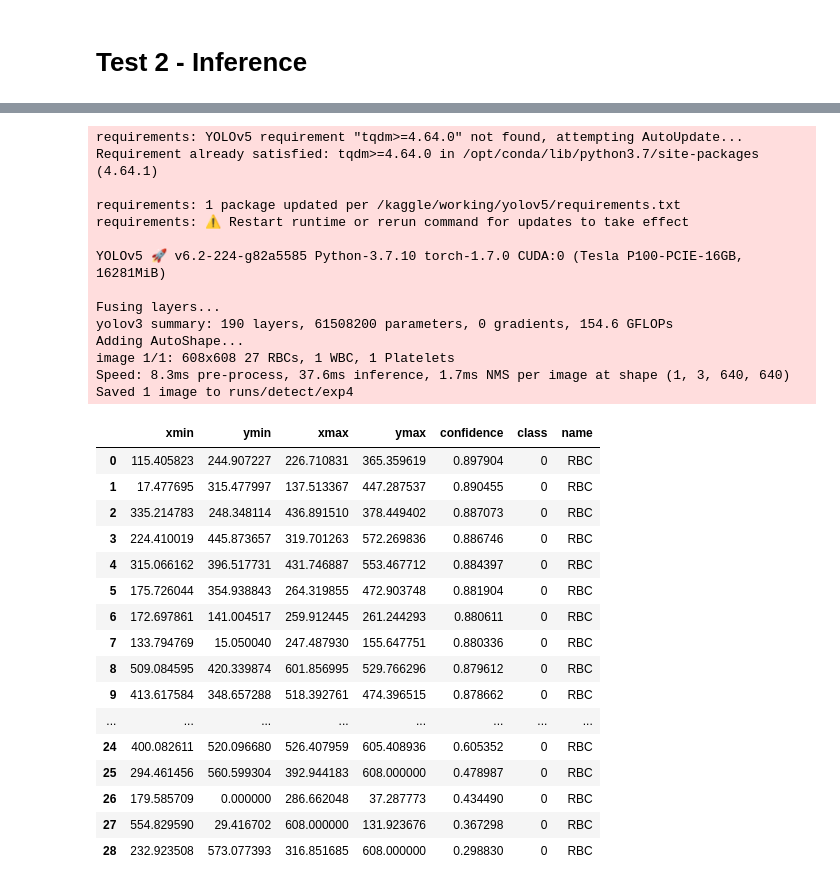
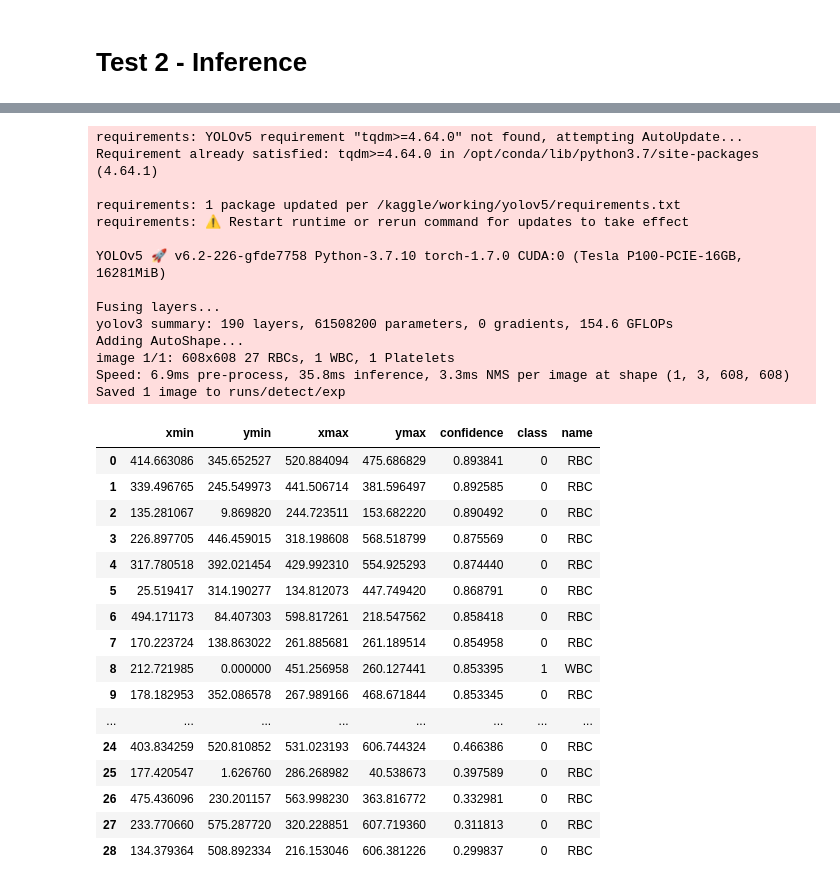
Before and after one commit to AndreaCamilloni/YOLOv3-BloodCellsDetection, a Jupyter notebook: yolo-blood-cell.ipynb, the cells around one changed output, grey strips where cells are left out. Cells and saved outputs as stored; diff of their text form; code cells hidden in the pictures.

```diff
--- a/yolo-blood-cell.ipynb
+++ b/yolo-blood-cell.ipynb
@@ -391,48 +390,48 @@ Text(0.5, 1.0, 'Predictions')
 # %%
 import torch
 
 model = torch.hub.load('/kaggle/working/yolov5', 'custom', path='runs/train/blood_cell/weights/best.pt', source='local')
 # Images
 imgs = ['/kaggle/working/yolo/test/images/BloodImage_00331.jpg']  # batch of images
 
 # Inference
-results = model(imgs)
+results = model(imgs,size=608)
 
 # Results
 results.print()
 results.save()  # or .show()
 
 results.xyxy[0]  # img1 predictions (tensor)
 results.pandas().xyxy[0]
 # %% [output]
 requirements: YOLOv5 requirement "tqdm>=4.64.0" not found, attempting AutoUpdate...
 Requirement already satisfied: tqdm>=4.64.0 in /opt/conda/lib/python3.7/site-packages (4.64.1)
 
 requirements: 1 package updated per /kaggle/working/yolov5/requirements.txt
 requirements: ⚠️ Restart runtime or rerun command for updates to take effect
 
-YOLOv5 🚀 v6.2-224-g82a5585 Python-3.7.10 torch-1.7.0 CUDA:0 (Tesla P100-PCIE-16GB, 16281MiB)
+YOLOv5 🚀 v6.2-226-gfde7758 Python-3.7.10 torch-1.7.0 CUDA:0 (Tesla P100-PCIE-16GB, 16281MiB)
 
 Fusing layers...
 yolov3 summary: 190 layers, 61508200 parameters, 0 gradients, 154.6 GFLOPs
 Adding AutoShape...
 image 1/1: 608x608 27 RBCs, 1 WBC, 1 Platelets
-Speed: 8.3ms pre-process, 37.6ms inference, 1.7ms NMS per image at shape (1, 3, 640, 640)
-Saved 1 image to runs/detect/exp4
+Speed: 6.9ms pre-process, 35.8ms inference, 3.3ms NMS per image at shape (1, 3, 608, 608)
+Saved 1 image to runs/detect/exp
 |  | xmin | ymin | xmax | ymax | confidence | class | name |
-| 0 | 115.405823 | 244.907227 | 226.710831 | 365.359619 | 0.897904 | 0 | RBC |
-| 1 | 17.477695 | 315.477997 | 137.513367 | 447.287537 | 0.890455 | 0 | RBC |
-| 2 | 335.214783 | 248.348114 | 436.891510 | 378.449402 | 0.887073 | 0 | RBC |
-| 3 | 224.410019 | 445.873657 | 319.701263 | 572.269836 | 0.886746 | 0 | RBC |
-| 4 | 315.066162 | 396.517731 | 431.746887 | 553.467712 | 0.884397 | 0 | RBC |
-| 5 | 175.726044 | 354.938843 | 264.319855 | 472.903748 | 0.881904 | 0 | RBC |
-| 6 | 172.697861 | 141.004517 | 259.912445 | 261.244293 | 0.880611 | 0 | RBC |
-| 7 | 133.794769 | 15.050040 | 247.487930 | 155.647751 | 0.880336 | 0 | RBC |
-| 8 | 509.084595 | 420.339874 | 601.856995 | 529.766296 | 0.879612 | 0 | RBC |
-| 9 | 413.617584 | 348.657288 | 518.392761 | 474.396515 | 0.878662 | 0 | RBC |
+| 0 | 414.663086 | 345.652527 | 520.884094 | 475.686829 | 0.893841 | 0 | RBC |
+| 1 | 339.496765 | 245.549973 | 441.506714 | 381.596497 | 0.892585 | 0 | RBC |
+| 2 | 135.281067 | 9.869820 | 244.723511 | 153.682220 | 0.890492 | 0 | RBC |
+| 3 | 226.897705 | 446.459015 | 318.198608 | 568.518799 | 0.875569 | 0 | RBC |
+| 4 | 317.780518 | 392.021454 | 429.992310 | 554.925293 | 0.874440 | 0 | RBC |
+| 5 | 25.519417 | 314.190277 | 134.812073 | 447.749420 | 0.868791 | 0 | RBC |
+| 6 | 494.171173 | 84.407303 | 598.817261 | 218.547562 | 0.858418 | 0 | RBC |
+| 7 | 170.223724 | 138.863022 | 261.885681 | 261.189514 | 0.854958 | 0 | RBC |
+| 8 | 212.721985 | 0.000000 | 451.256958 | 260.127441 | 0.853395 | 1 | WBC |
+| 9 | 178.182953 | 352.086578 | 267.989166 | 468.671844 | 0.853345 | 0 | RBC |
 | ... | ... | ... | ... | ... | ... | ... | ... |
-| 24 | 400.082611 | 520.096680 | 526.407959 | 605.408936 | 0.605352 | 0 | RBC |
-| 25 | 294.461456 | 560.599304 | 392.944183 | 608.000000 | 0.478987 | 0 | RBC |
-| 26 | 179.585709 | 0.000000 | 286.662048 | 37.287773 | 0.434490 | 0 | RBC |
-| 27 | 554.829590 | 29.416702 | 608.000000 | 131.923676 | 0.367298 | 0 | RBC |
-| 28 | 232.923508 | 573.077393 | 316.851685 | 608.000000 | 0.298830 | 0 | RBC |
+| 24 | 403.834259 | 520.810852 | 531.023193 | 606.744324 | 0.466386 | 0 | RBC |
+| 25 | 177.420547 | 1.626760 | 286.268982 | 40.538673 | 0.397589 | 0 | RBC |
+| 26 | 475.436096 | 230.201157 | 563.998230 | 363.816772 | 0.332981 | 0 | RBC |
+| 27 | 233.770660 | 575.287720 | 320.228851 | 607.719360 | 0.311813 | 0 | RBC |
+| 28 | 134.379364 | 508.892334 | 216.153046 | 606.381226 | 0.299837 | 0 | RBC |
```
Also changed, not shown: parts of 10 cells of this notebook.
